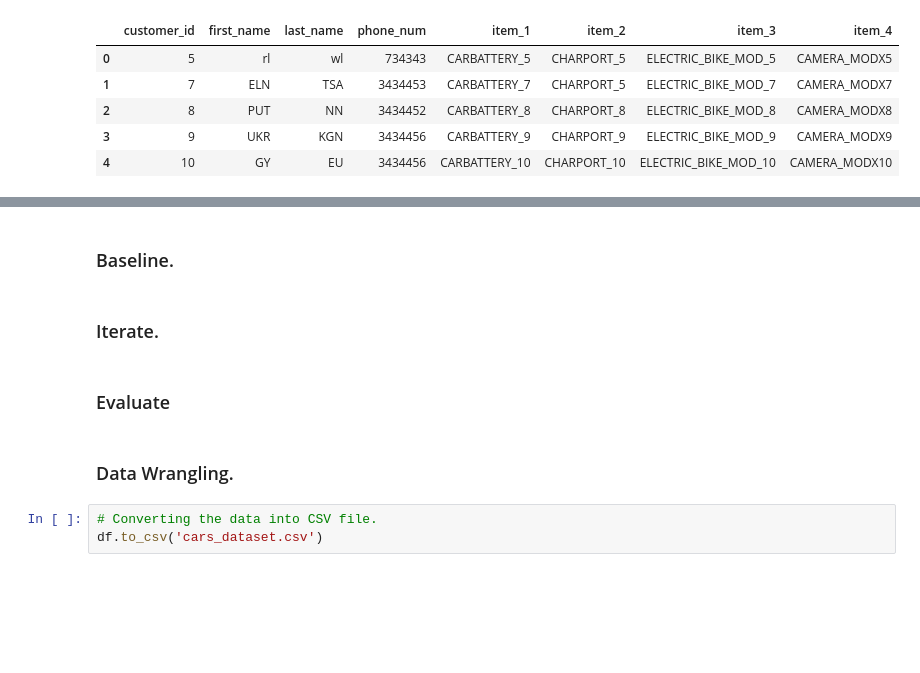
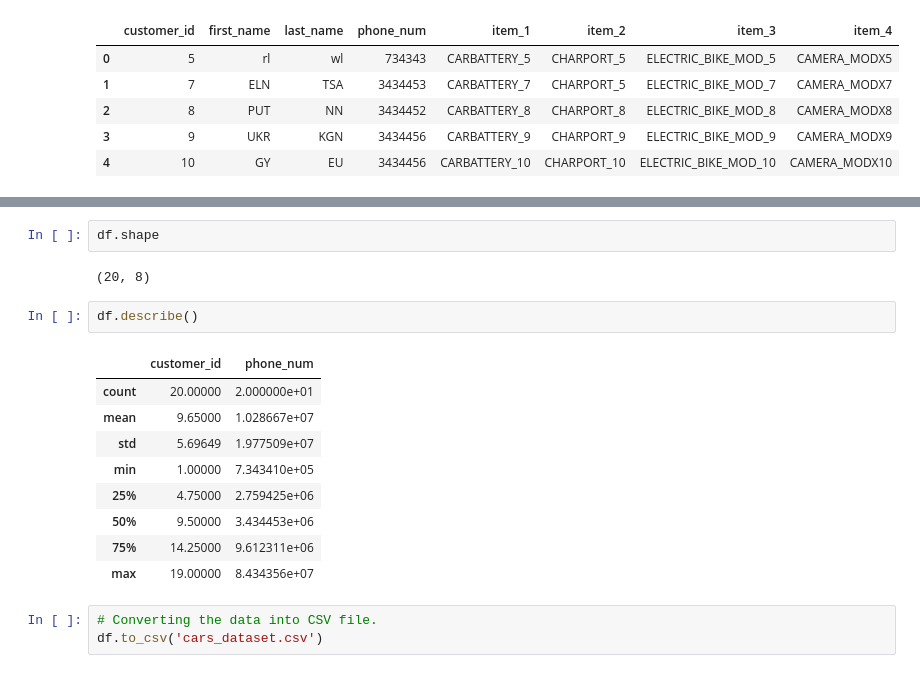
Before and after one commit to AbdulJaleel61/MBA, a Jupyter notebook: Market_Basket_Analysis.ipynb, the cells around one changed output, grey strips where cells are left out. Cells and saved outputs as stored; diff of their text form; blank space fills up the shorter version.

```diff
--- a/Market_Basket_Analysis.ipynb
+++ b/Market_Basket_Analysis.ipynb
@@ -55,11 +43,19 @@ df.head()
-# %% [markdown]
-### Baseline.
-# %% [markdown]
-### Iterate.
-# %% [markdown]
-### Evaluate
-# %% [markdown]
-### Data Wrangling.
+# %%
+df.shape
+# %% [output]
+(20, 8)
+# %%
+df.describe()
+# %% [output]
+|  | customer_id | phone_num |
+| count | 20.00000 | 2.000000e+01 |
+| mean | 9.65000 | 1.028667e+07 |
+| std | 5.69649 | 1.977509e+07 |
+| min | 1.00000 | 7.343410e+05 |
+| 25% | 4.75000 | 2.759425e+06 |
+| 50% | 9.50000 | 3.434453e+06 |
+| 75% | 14.25000 | 9.612311e+06 |
+| max | 19.00000 | 8.434356e+07 |
 # %%
 # Converting the data into CSV file.
 df.to_csv('cars_dataset.csv')
```
Also changed, not shown: parts of 21 cells of this notebook.
